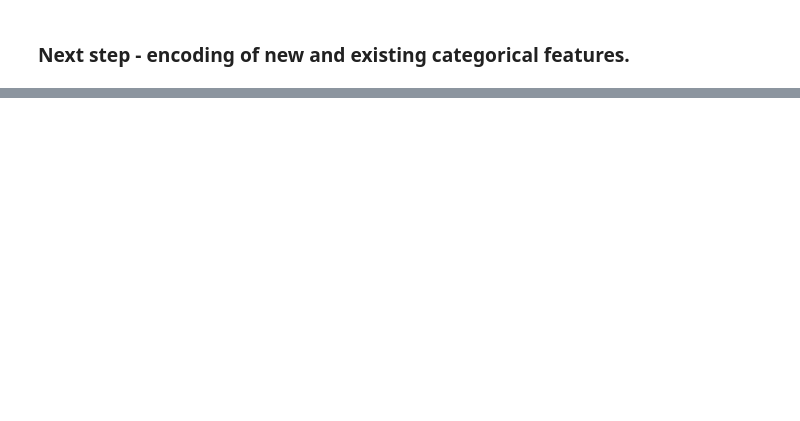
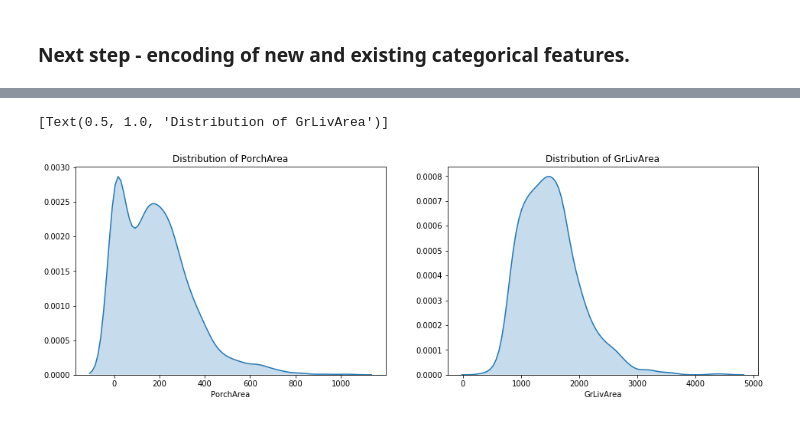
Before and after one commit to NadineIsaeva/study-ds, a Jupyter notebook: Kaggle/Boston Houses/House Prices, July.ipynb, the cells around one changed output, grey strips where cells are left out. Cells and saved outputs as stored; diff of their text form; code cells hidden in the pictures; blank space fills up the shorter version.

```diff
--- a/Kaggle/Boston Houses/House Prices, July.ipynb
+++ b/Kaggle/Boston Houses/House Prices, July.ipynb
@@ -1169,0 +1374,13 @@ ax2.set(title='SalePrice for houses without/with fireplace')
+# %%
+# Look at some of the skewed features
+
+fig, [ax1, ax2] = plt.subplots(1, 2, figsize=(16, 5))
+
+sns.distplot(data['PorchArea'], hist=False, kde=True, kde_kws={'shade':True}, ax=ax1)
+ax1.set(title='Distribution of PorchArea')
+
+sns.distplot(data['GrLivArea'], hist=False, kde=True, kde_kws={'shade':True}, ax=ax2)
+ax2.set(title='Distribution of GrLivArea')
+# %% [output]
+[Text(0.5, 1.0, 'Distribution of GrLivArea')]
+[figure, added]
```
Also changed, not shown: parts of 73 cells of this notebook.
